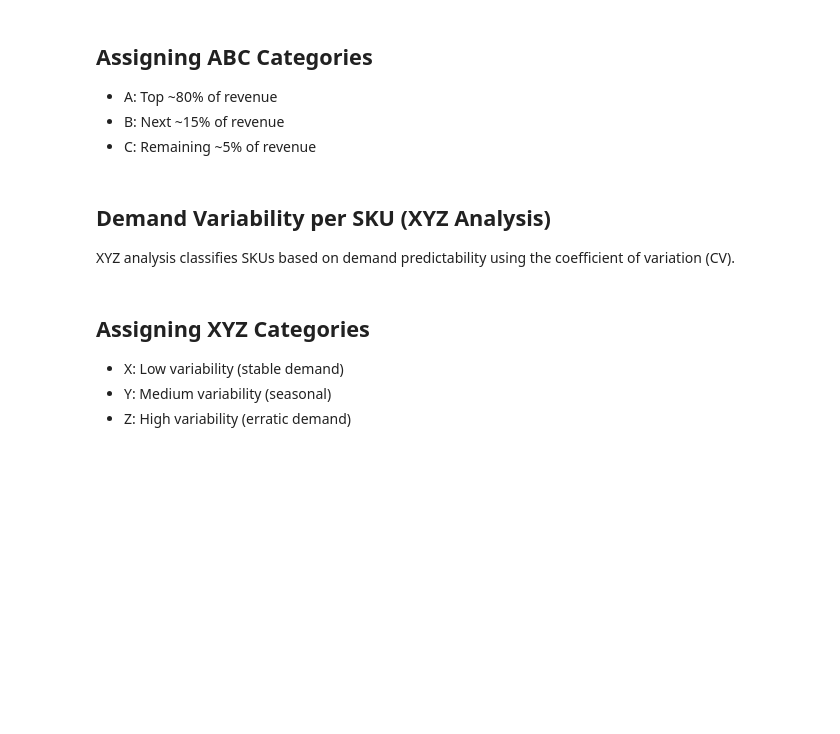
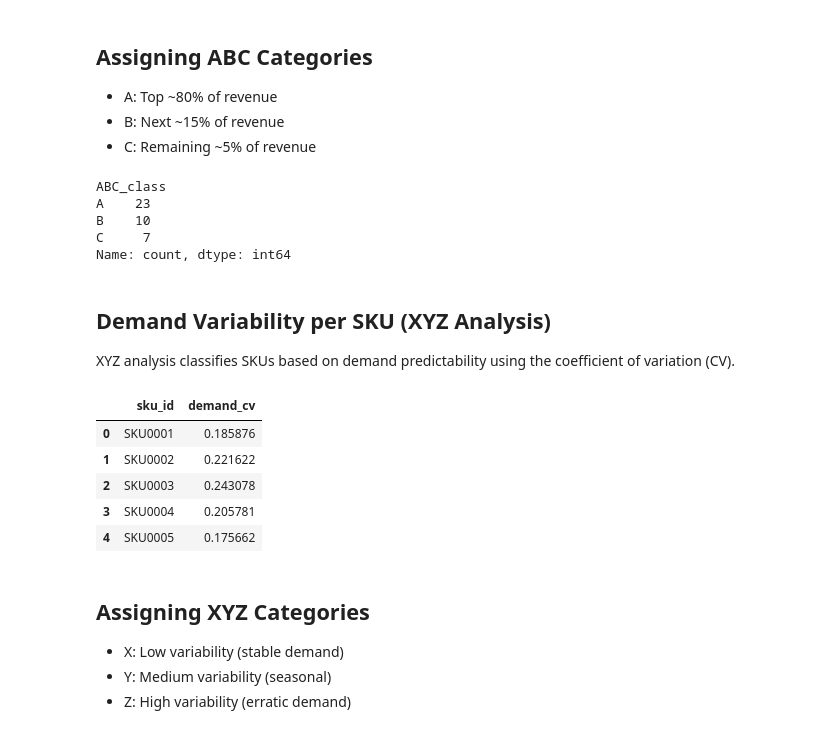
Before and after one commit to pankrulez/NovaCart-Inventory-Optimization, a Jupyter notebook: notebooks/05_sku_segmentation.ipynb, the cells around one changed output. Cells and saved outputs as stored; diff of their text form; code cells hidden in the pictures; blank space fills up the shorter version.

```diff
--- a/notebooks/05_sku_segmentation.ipynb
+++ b/notebooks/05_sku_segmentation.ipynb
@@ -17,3 +21,8 @@ pd.set_option("display.max_columns", None)
 # %%
-df = pd.read_csv("data/processed/feature_engineered_data.csv")
+try:
+    df = pd.read_csv(f"{DATA_PATH_PROCESSED}/feature_engineered_data.csv")
+    print("Feature engineered data loaded successfully")
+except FileNotFoundError:
+    print(f"File not found at {DATA_PATH_PROCESSED}/feature_engineered_data.csv. Please ensure the file exists and the path is correct.")
+
 df["date"] = pd.to_datetime(df["date"])
@@ -56,6 +74,12 @@ def assign_abc(cum_rev):
 sku_revenue["ABC_class"] = sku_revenue["cumulative_revenue"].apply(assign_abc)
 
 sku_revenue["ABC_class"].value_counts()
+# %% [output]
+ABC_class
+A    23
+B    10
+C     7
+Name: count, dtype: int64
 # %% [markdown]
 ## Demand Variability per SKU (XYZ Analysis)
 
@@ -64,9 +88,17 @@ using the coefficient of variation (CV).
 # %%
 sku_volatility = (
     df.groupby("sku_id")["demand_cv"]
     .mean()
     .reset_index()
 )
+sku_volatility.head()
+# %% [output]
+|  | sku_id | demand_cv |
+| 0 | SKU0001 | 0.185876 |
+| 1 | SKU0002 | 0.221622 |
+| 2 | SKU0003 | 0.243078 |
+| 3 | SKU0004 | 0.205781 |
+| 4 | SKU0005 | 0.175662 |
 # %% [markdown]
 ## Assigning XYZ Categories
 
```
Also changed, not shown: parts of 8 cells of this notebook, 26 other files.
